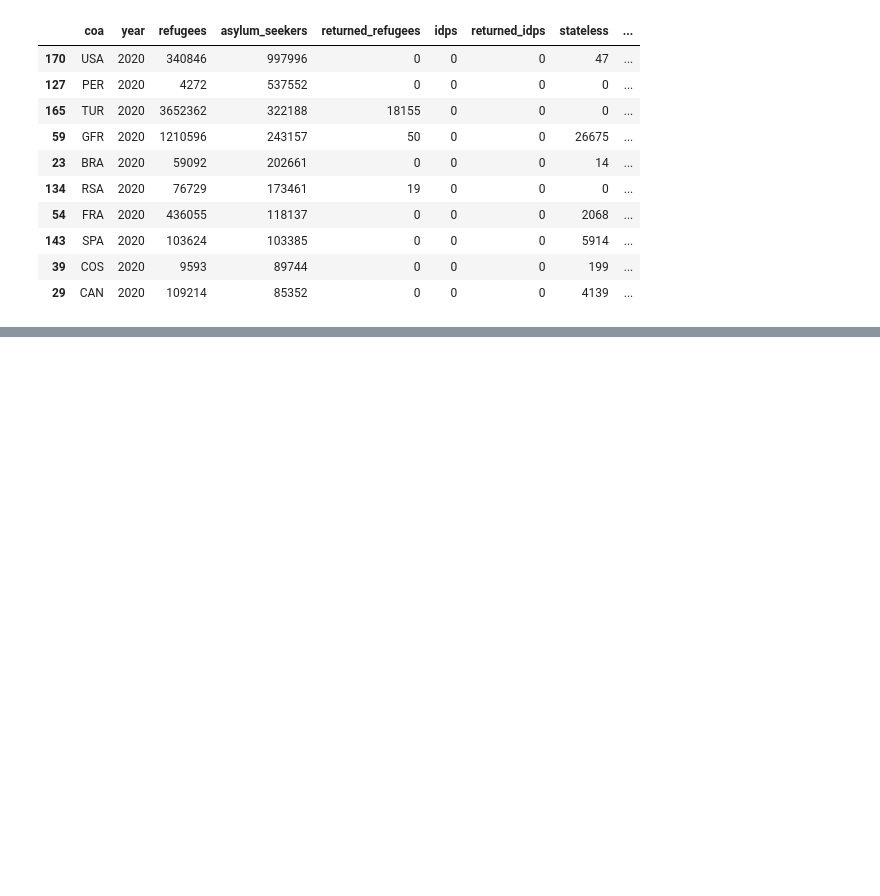
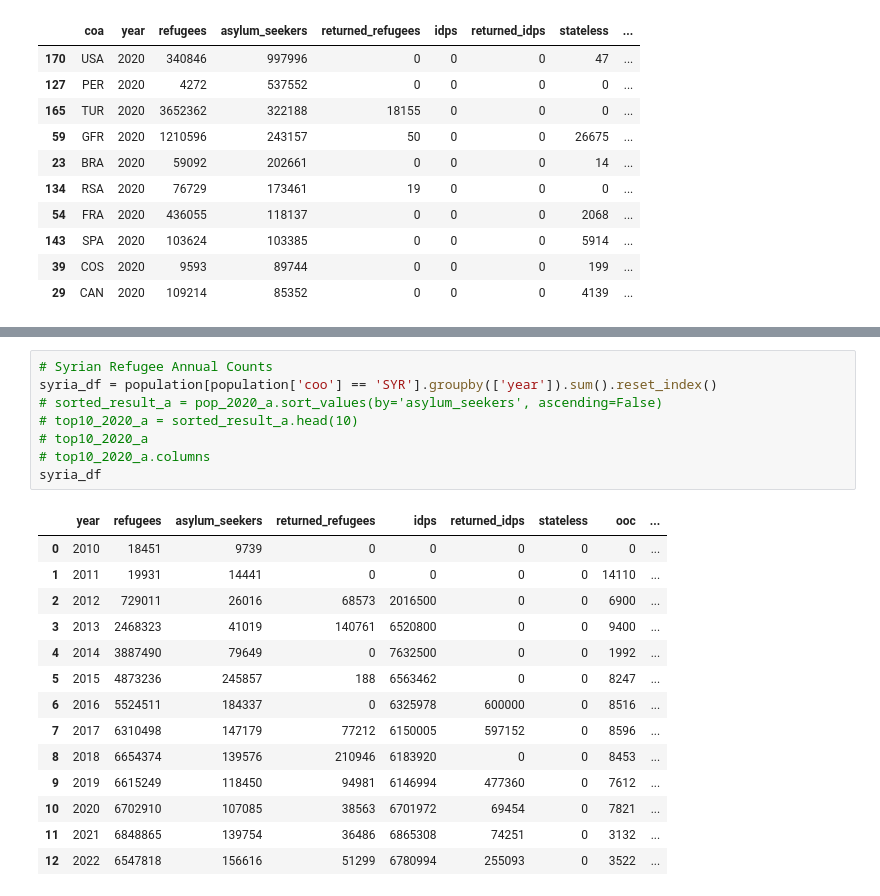
Before and after one commit to drussel4/refugee-flows, a Jupyter notebook: data_explore.ipynb, the cells around one changed output, grey strips where cells are left out. Saved outputs shown, nothing was run; the diff lists cells and outputs as text; blank space fills up the shorter version.

```diff
--- a/data_explore.ipynb
+++ b/data_explore.ipynb
@@ -113,0 +135,23 @@ plt.show()
+# %%
+# Syrian Refugee Annual Counts
+syria_df = population[population['coo'] == 'SYR'].groupby(['year']).sum().reset_index()
+# sorted_result_a = pop_2020_a.sort_values(by='asylum_seekers', ascending=False)
+# top10_2020_a = sorted_result_a.head(10)
+# top10_2020_a
+# top10_2020_a.columns
+syria_df
+# %% [output]
+|  | year | refugees | asylum_seekers | returned_refugees | idps | returned_idps | stateless | ooc | ... |
+| 0 | 2010 | 18451 | 9739 | 0 | 0 | 0 | 0 | 0 | ... |
+| 1 | 2011 | 19931 | 14441 | 0 | 0 | 0 | 0 | 14110 | ... |
+| 2 | 2012 | 729011 | 26016 | 68573 | 2016500 | 0 | 0 | 6900 | ... |
+| 3 | 2013 | 2468323 | 41019 | 140761 | 6520800 | 0 | 0 | 9400 | ... |
+| 4 | 2014 | 3887490 | 79649 | 0 | 7632500 | 0 | 0 | 1992 | ... |
+| 5 | 2015 | 4873236 | 245857 | 188 | 6563462 | 0 | 0 | 8247 | ... |
+| 6 | 2016 | 5524511 | 184337 | 0 | 6325978 | 600000 | 0 | 8516 | ... |
+| 7 | 2017 | 6310498 | 147179 | 77212 | 6150005 | 597152 | 0 | 8596 | ... |
+| 8 | 2018 | 6654374 | 139576 | 210946 | 6183920 | 0 | 0 | 8453 | ... |
+| 9 | 2019 | 6615249 | 118450 | 94981 | 6146994 | 477360 | 0 | 7612 | ... |
+| 10 | 2020 | 6702910 | 107085 | 38563 | 6701972 | 69454 | 0 | 7821 | ... |
+| 11 | 2021 | 6848865 | 139754 | 36486 | 6865308 | 74251 | 0 | 3132 | ... |
+| 12 | 2022 | 6547818 | 156616 | 51299 | 6780994 | 255093 | 0 | 3522 | ... |
```
Also changed, not shown: parts of 3 cells of this notebook, 5 other files.
